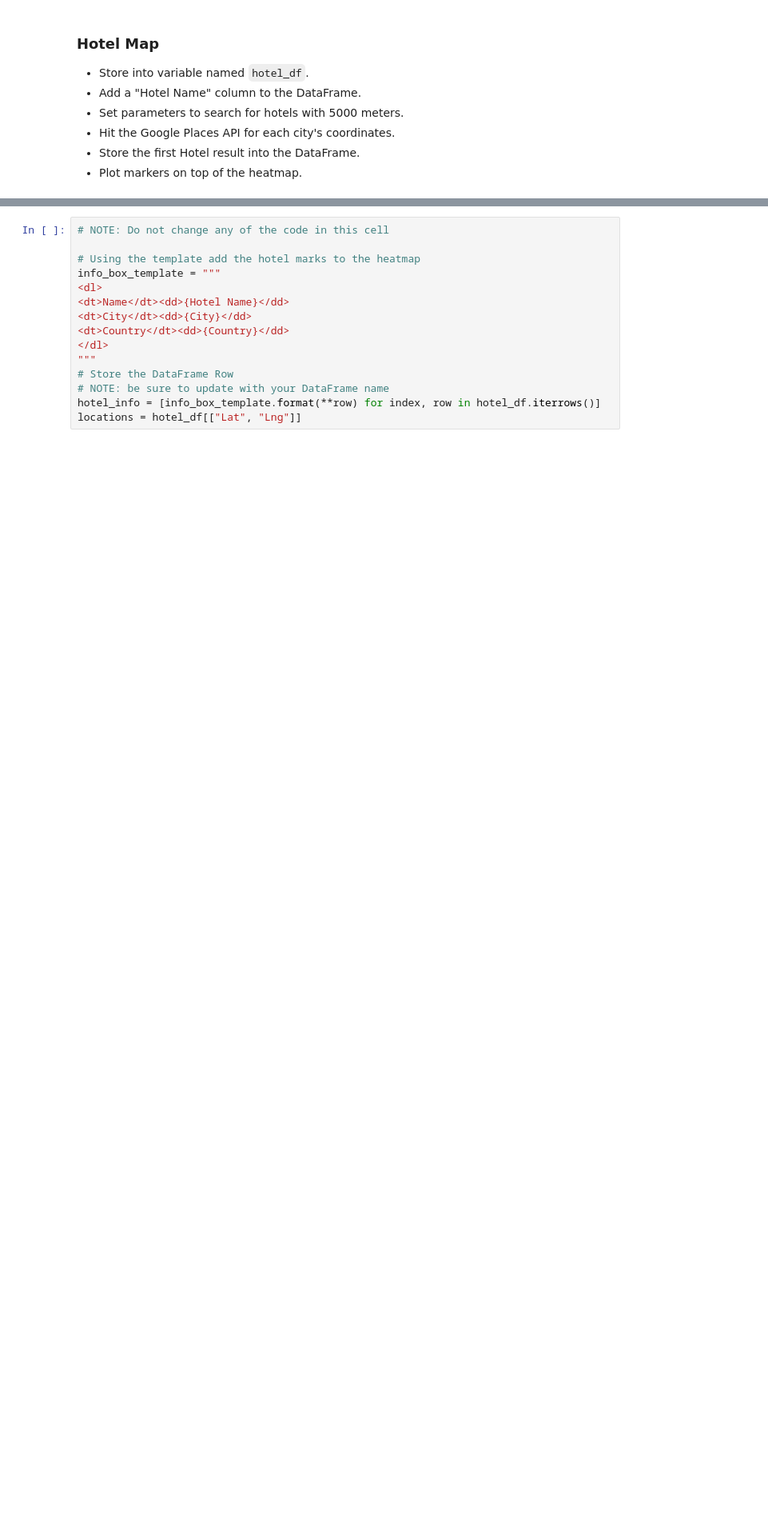
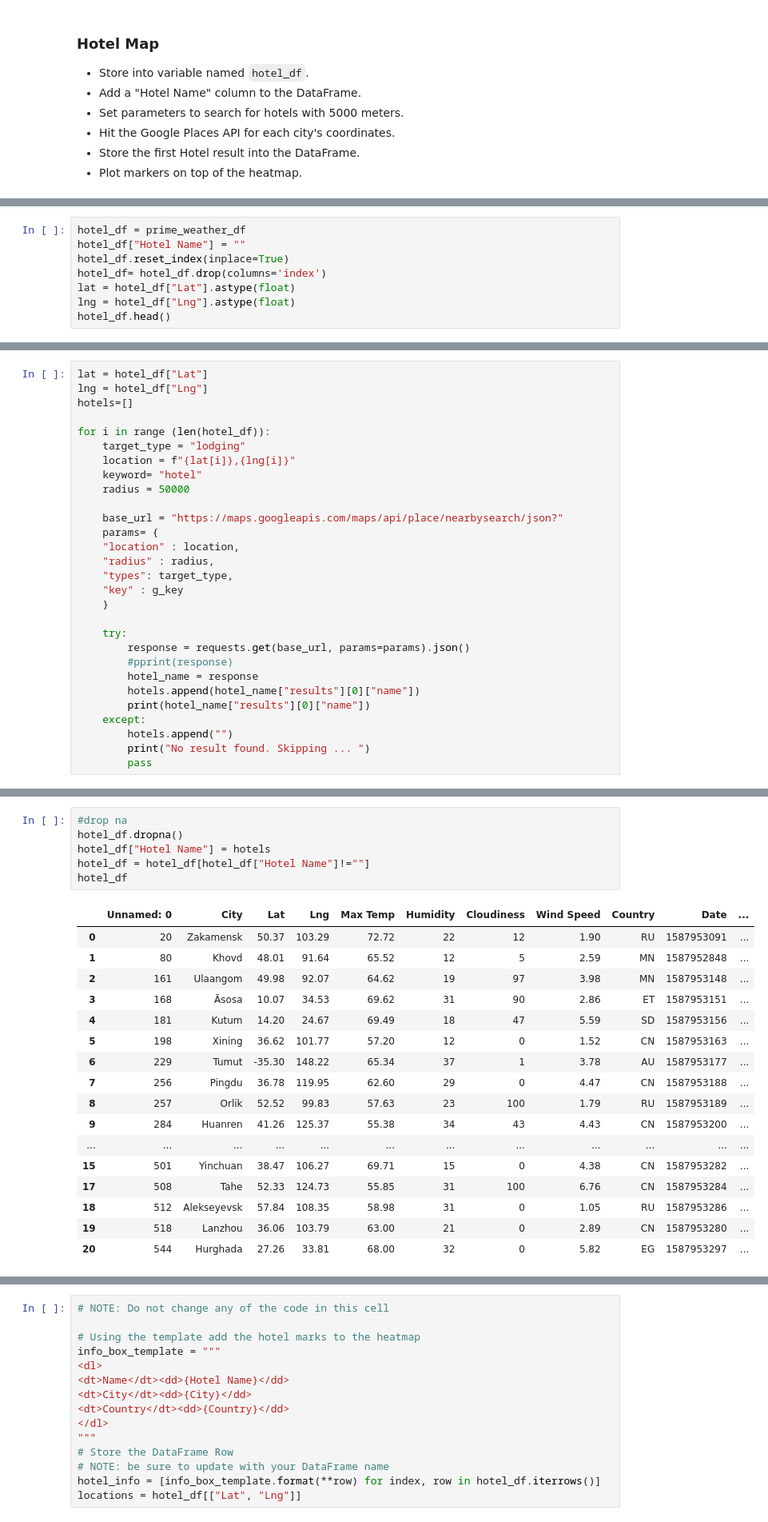
Before and after one commit to JPHebert32/python-api-challenge, a Jupyter notebook: VacationPy/VacationPy.ipynb, the cells around one changed output, grey strips where cells are left out. Shown at 80% size. Drawn from its saved outputs; the diff is of its cells as text; blank space fills up the shorter version.

```diff
--- a/VacationPy/VacationPy.ipynb
+++ b/VacationPy/VacationPy.ipynb
@@ -140,0 +105,8 @@ for i, city in hotel_df.iterrows():
+# %%
+hotel_df = prime_weather_df
+hotel_df["Hotel Name"] = ""
+hotel_df.reset_index(inplace=True)
+hotel_df= hotel_df.drop(columns='index')
+lat = hotel_df["Lat"].astype(float)
+lng = hotel_df["Lng"].astype(float)
+hotel_df.head()
@@ -140,0 +120,29 @@ for i, city in hotel_df.iterrows():
+# %%
+lat = hotel_df["Lat"]
+lng = hotel_df["Lng"]
+hotels=[]
+
+for i in range (len(hotel_df)):
+    target_type = "lodging"
+    location = f"{lat[i]},{lng[i]}"
+    keyword= "hotel"
+    radius = 50000
+
+    base_url = "https://maps.googleapis.com/maps/api/place/nearbysearch/json?"
+    params= {
+    "location" : location,
+    "radius" : radius,
+    "types": target_type,
+    "key" : g_key
+    }
+
+    try:
+        response = requests.get(base_url, params=params).json()
+        #pprint(response)
+        hotel_name = response
+        hotels.append(hotel_name["results"][0]["name"])
+        print(hotel_name["results"][0]["name"])
+    except:
+        hotels.append("")
+        print("No result found. Skipping ... ")
+        pass
@@ -140,0 +167,24 @@ for i, city in hotel_df.iterrows():
+# %%
+#drop na
+hotel_df.dropna()
+hotel_df["Hotel Name"] = hotels
+hotel_df = hotel_df[hotel_df["Hotel Name"]!=""]
+hotel_df
+# %% [output]
+|  | Unnamed: 0 | City | Lat | Lng | Max Temp | Humidity | Cloudiness | Wind Speed | Country | Date | ... |
+| 0 | 20 | Zakamensk | 50.37 | 103.29 | 72.72 | 22 | 12 | 1.90 | RU | 1587953091 | ... |
+| 1 | 80 | Khovd | 48.01 | 91.64 | 65.52 | 12 | 5 | 2.59 | MN | 1587952848 | ... |
+| 2 | 161 | Ulaangom | 49.98 | 92.07 | 64.62 | 19 | 97 | 3.98 | MN | 1587953148 | ... |
+| 3 | 168 | Āsosa | 10.07 | 34.53 | 69.62 | 31 | 90 | 2.86 | ET | 1587953151 | ... |
+| 4 | 181 | Kutum | 14.20 | 24.67 | 69.49 | 18 | 47 | 5.59 | SD | 1587953156 | ... |
+| 5 | 198 | Xining | 36.62 | 101.77 | 57.20 | 12 | 0 | 1.52 | CN | 1587953163 | ... |
+| 6 | 229 | Tumut | -35.30 | 148.22 | 65.34 | 37 | 1 | 3.78 | AU | 1587953177 | ... |
+| 7 | 256 | Pingdu | 36.78 | 119.95 | 62.60 | 29 | 0 | 4.47 | CN | 1587953188 | ... |
+| 8 | 257 | Orlik | 52.52 | 99.83 | 57.63 | 23 | 100 | 1.79 | RU | 1587953189 | ... |
+| 9 | 284 | Huanren | 41.26 | 125.37 | 55.38 | 34 | 43 | 4.43 | CN | 1587953200 | ... |
+| ... | ... | ... | ... | ... | ... | ... | ... | ... | ... | ... | ... |
+| 15 | 501 | Yinchuan | 38.47 | 106.27 | 69.71 | 15 | 0 | 4.38 | CN | 1587953282 | ... |
+| 17 | 508 | Tahe | 52.33 | 124.73 | 55.85 | 31 | 100 | 6.76 | CN | 1587953284 | ... |
+| 18 | 512 | Alekseyevsk | 57.84 | 108.35 | 58.98 | 31 | 0 | 1.05 | RU | 1587953286 | ... |
+| 19 | 518 | Lanzhou | 36.06 | 103.79 | 63.00 | 21 | 0 | 2.89 | CN | 1587953280 | ... |
+| 20 | 544 | Hurghada | 27.26 | 33.81 | 68.00 | 32 | 0 | 5.82 | EG | 1587953297 | ... |
```
Also changed, not shown: parts of 9 cells of this notebook, 1 other file.
